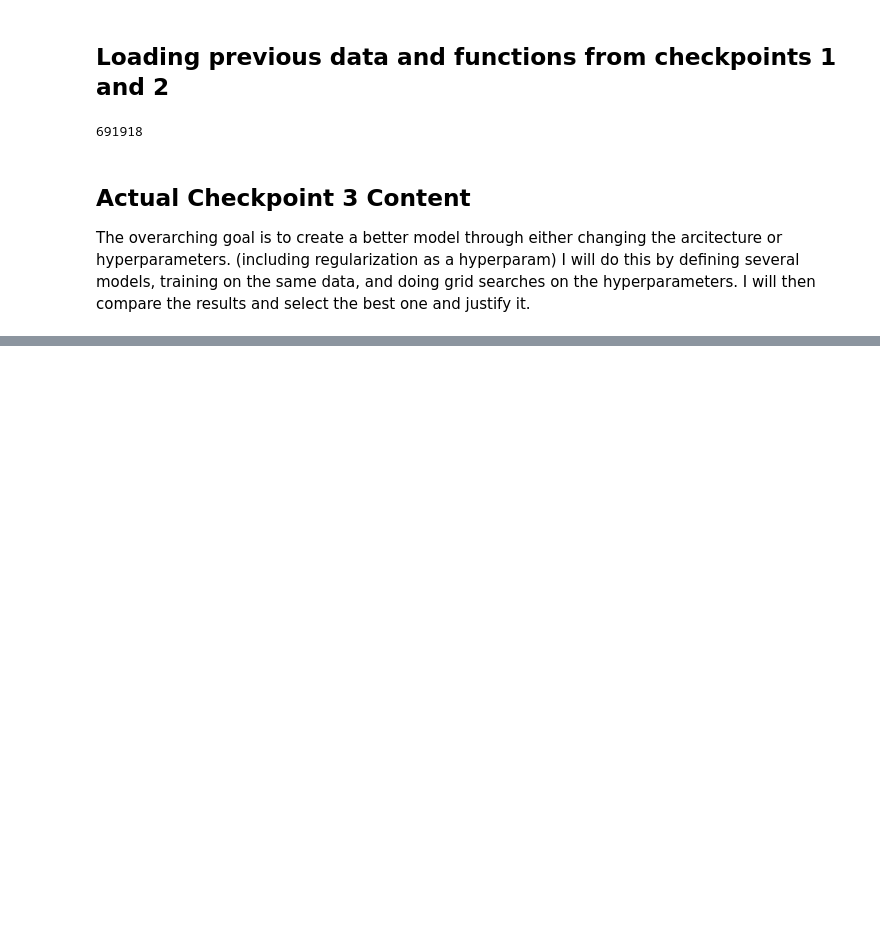
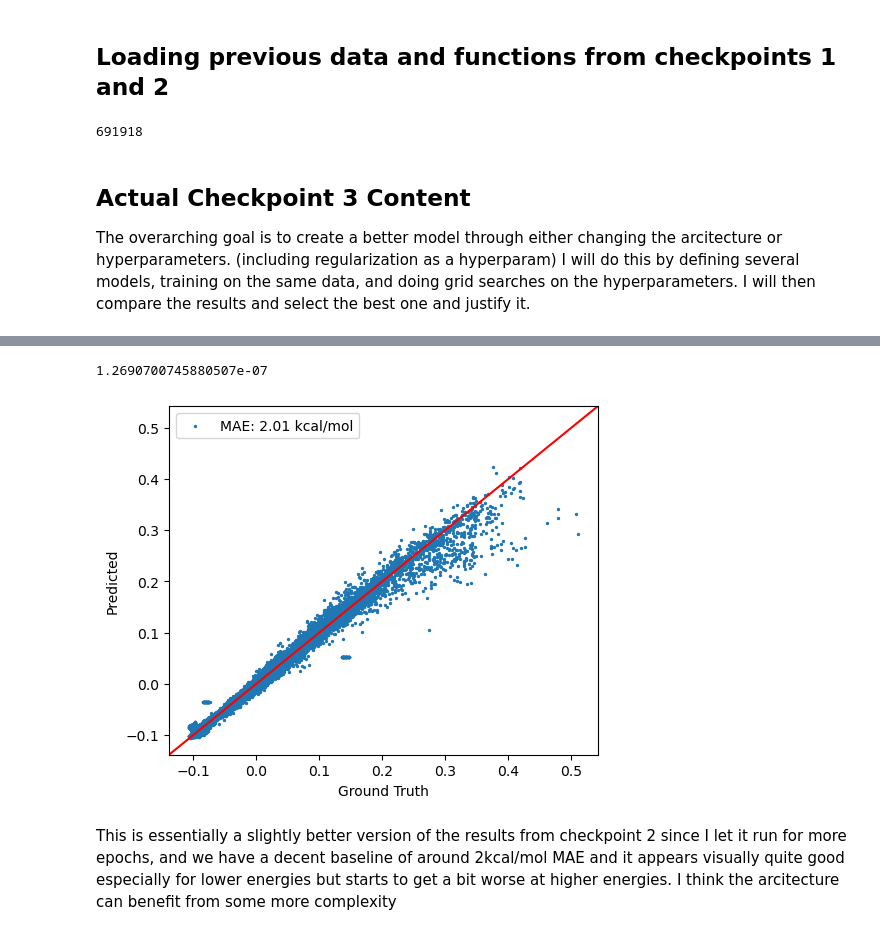
Before and after one commit to Qile0317/bioe142-final-project, a Jupyter notebook: checkpoint3.ipynb, the cells around one changed output, grey strips where cells are left out. Saved outputs shown, nothing was run; the diff lists cells and outputs as text; code cells hidden in the pictures; blank space fills up the shorter version.

Commit message:
proj checkpoint3 progress and env update

```diff
--- a/checkpoint3.ipynb
+++ b/checkpoint3.ipynb
@@ -265,0 +277,7 @@ KeyboardInterrupt:
+# %%
+trainer.evaluate(test_data, draw_plot=True)
+# %% [output]
+1.2690700745880507e-07
+[figure, added]
+# %% [markdown]
+This is essentially a slightly better version of the results from checkpoint 2 since I let it run for more epochs, and we have a decent baseline of around 2kcal/mol MAE and it appears visually quite good especially for lower energies but starts to get a bit worse at higher energies. I think the arcitecture can benefit from some more complexity
```
Also changed, not shown: parts of 2 cells of this notebook, 1 other file.
